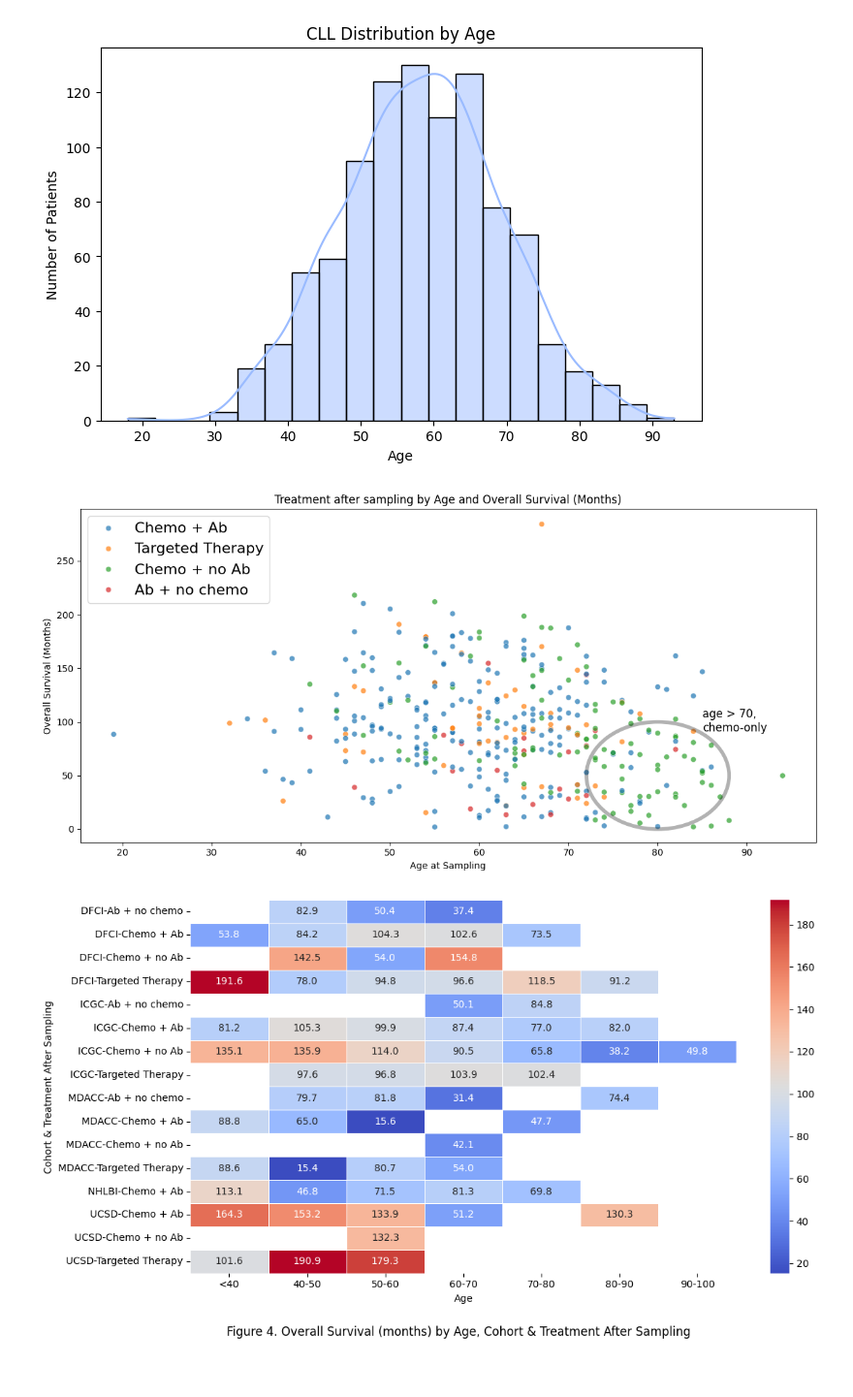
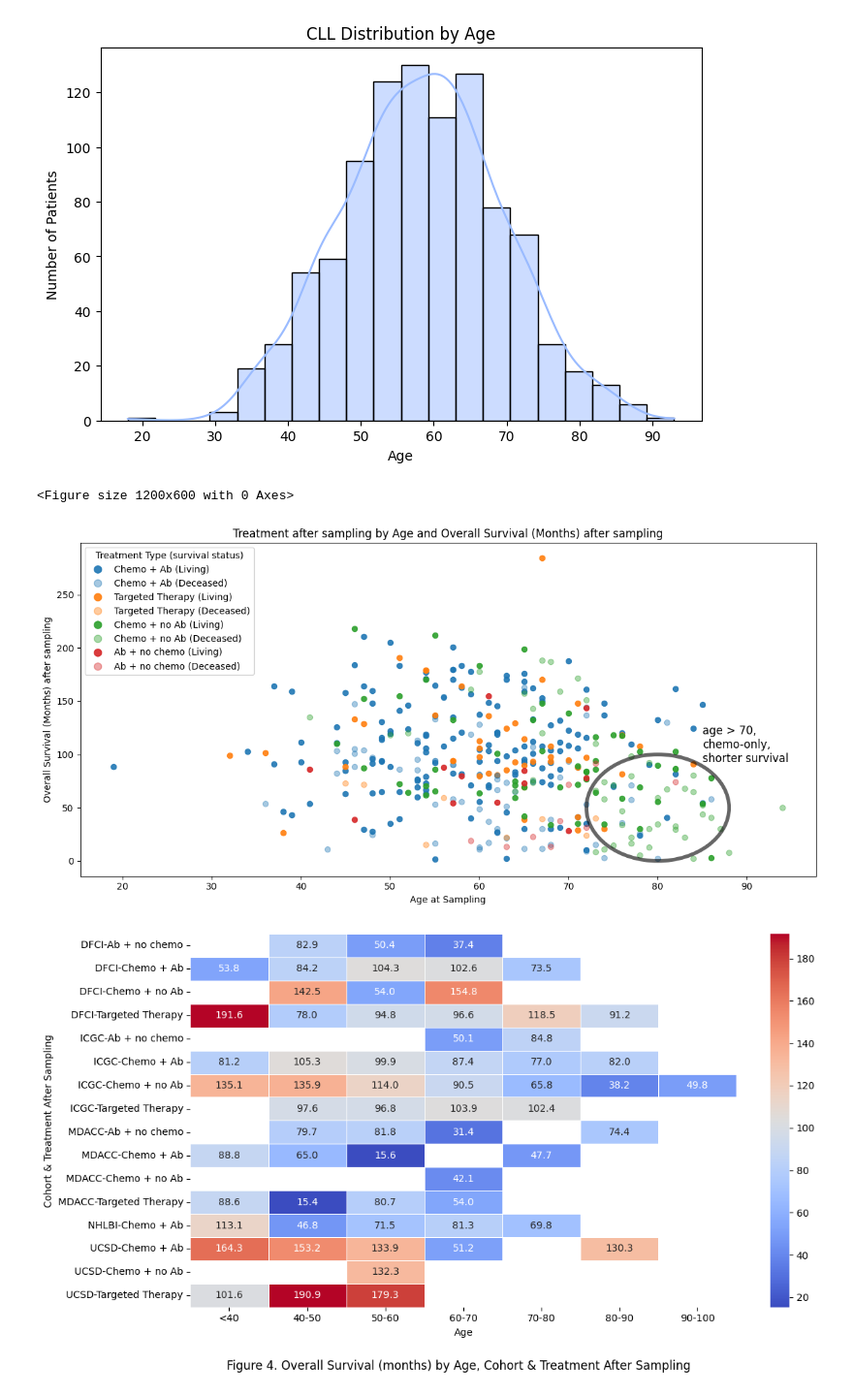
Before and after one commit to MahikaJaguste/msc-thesis, a Jupyter notebook: data-exploration/eda.ipynb, the cells around one changed output. Shown at 97% size. Drawn from its saved outputs; the diff is of its cells as text; code cells hidden in the pictures.

Commit message:
scatter plot - distinguish between living and deceased

```diff
--- a/data-exploration/eda.ipynb
+++ b/data-exploration/eda.ipynb
@@ -1,7 +1,8 @@
 # %%
 import pandas as pd
 import matplotlib.pyplot as plt
-import matplotlib.patches as patches
+import matplotlib.patches as mpatches
+import matplotlib.lines as mlines
 import seaborn as sns
 
 
@@ -29,7 +30,7 @@ df[categorical_cols] = df[categorical_cols].fillna("Unknown")
 # Bin ages into categories
 df["AGE_GROUP"] = pd.cut(df["AGE"], bins=[0,40,50,60,70,80,90,100], labels=["<40", "40-50", "50-60", "60-70", "70-80", "80-90", "90-100"])
 
-df = df[['patientId', 'COHORT', 'AGE', 'AGE_SAMPLING', 'AGE_GROUP', 'SEX', 'PRIOR_TREATMENT_CATEGORY', 'TREATMENT_AFTER_SAMPLING', 'TREATMENT_STATUS', 'OS_MONTHS', 'OS_STATUS', 'FFS_MONTHS', 'FFS_STATUS', 'CLL_EPITYPE']]
+df = df[['patientId', 'COHORT', 'AGE', 'AGE_SAMPLING', 'AGE_GROUP', 'SEX', 'PRIOR_TREATMENT_CATEGORY', 'TREATMENT_AFTER_SAMPLING', 'TREATMENT_STATUS', 'OS_MONTHS', 'OS_STATUS', 'FFS_MONTHS', 'FFS_STATUS', 'CLL_EPITYPE', 'DEATH_DAYS']]
 # %%
 df.isna().sum()
 # %% [output]
@@ -103,33 +105,73 @@ plt.show()
 # %%
 plt.figure(figsize=(12, 6))
 new_df = df[df['TREATMENT_AFTER_SAMPLING'] != "Unknown"]
-ax = sns.scatterplot(data=new_df, x="AGE_SAMPLING", y="OS_MONTHS", hue="TREATMENT_AFTER_SAMPLING", palette="tab10", alpha=0.7)
+
+# Define color palette for treatment types
+treatment_types = new_df["TREATMENT_AFTER_SAMPLING"].unique()
+palette = dict(zip(treatment_types, sns.color_palette("tab10", len(treatment_types))))
+
+# Create figure
+plt.figure(figsize=(12, 6))
+
+living_alpha=0.9
+deceased_alpha=0.4
+
+# Scatter plot loop for each treatment type
+for treatment, color in palette.items():
+    subset = new_df[new_df["TREATMENT_AFTER_SAMPLING"] == treatment]
+
+    # Living patients (alpha = 0.9)
+    plt.scatter(subset[subset["OS_STATUS"] == "0:LIVING"]["AGE_SAMPLING"],
+                subset[subset["OS_STATUS"] == "0:LIVING"]["OS_MONTHS"],
+                color=color, alpha=living_alpha, linewidth=0.8, label=treatment)
+
+    # Deceased patients (alpha = 0.3)
+    plt.scatter(subset[subset["OS_STATUS"] == "1:DECEASED"]["AGE_SAMPLING"],
+                subset[subset["OS_STATUS"] == "1:DECEASED"]["OS_MONTHS"],
+                color=color, alpha=deceased_alpha, linewidth=0.8, label=treatment)
 
 # Add a circle annotation (bottom right area)
-circle = patches.Circle(xy=(80,50), color='black', alpha=0.3, lw=4, edgecolor='black', fill=False)
+circle = plt.Circle((80, 50), color='black', alpha=0.6, fill=False, lw=4, edgecolor='black')
 circle.set_height(100)
 circle.set_width(16)
-ax.add_patch(circle)
+plt.gca().add_patch(circle)
 
 # Add text label for the circle
-plt.text(85, 91, "age > 70,\nchemo-only", fontsize=12, color='black',
-        # bbox=dict(facecolor='white', alpha=0.6,  edgecolor='black', boxstyle='round,pad=0.3')
-        )
+plt.text(85, 93, "age > 70,\nchemo-only,\nshorter survival", fontsize=12, color='black')
 
 
-txt = "Treatment after sampling by Age and Overall Survival (Months)"
+txt = "Treatment after sampling by Age and Overall Survival (Months) after sampling"
 # txt = "Figure 3. Treatment after sampling by Age and Overall Survival (Months)"
 plt.title(txt)
 plt.xlabel("Age at Sampling")
-plt.ylabel("Overall Survival (Months)")
-plt.legend(loc='upper left', prop={'size': 16})
+plt.ylabel("Overall Survival (Months) after sampling")
+
+# # 🔹 Custom Legend (showing both Living & Deceased)
+# legend_handles = []
+# for treatment, color in palette.items():
+#     legend_handles.append(mpatches.Patch(color=color, label=f"{treatment} (Living)"))  # Normal version
+#     legend_handles.append(mpatches.Patch(color=color, alpha=0.3, label=f"{treatment} (Deceased)"))  # Faded version
+
+legend_handles = []
+for treatment, color in palette.items():
+    # Living (Normal alpha)
+    legend_handles.append(mlines.Line2D([], [], marker='o', color=color, markersize=8, linestyle='None', alpha=living_alpha, label=f"{treatment} (Living)"))
+
+    # Deceased (Faded alpha)
+    legend_handles.append(mlines.Line2D([], [], marker='o', color=color, markersize=8, linestyle='None', alpha=deceased_alpha, label=f"{treatment} (Deceased)"))
+
+
+plt.legend(handles=legend_handles, title="Treatment Type (survival status)", loc='upper left', prop={'size': 10})
+# plt.legend(loc='upper left', prop={'size': 16})
+
 # Adjust layout to prevent cutting off labels
 plt.tight_layout()
 # plt.figtext(0.5, -0.05, txt, wrap=True, horizontalalignment='center', fontsize=12)
 plt.savefig("../data/EDA_Images/treatment_after_sampling_by_age_and_os.png", dpi=300, bbox_inches="tight")
 plt.show()
 # %% [output]
+<Figure size 1200x600 with 0 Axes>
-[figure, old version]
+[figure, new version]
 # %%
 # df[(df['TREATMENT_AFTER_SAMPLING'] == "Chemo + no Ab") & (df['AGE_SAMPLING'] > 70)][['OS_MONTHS', 'OS_STATUS']]
 # df[(df['TREATMENT_AFTER_SAMPLING'] == "Chemo + no Ab") & (df['AGE_SAMPLING'] > 70)]['OS_STATUS'].value_counts()
```
Also changed, not shown: parts of 3 cells of this notebook.
